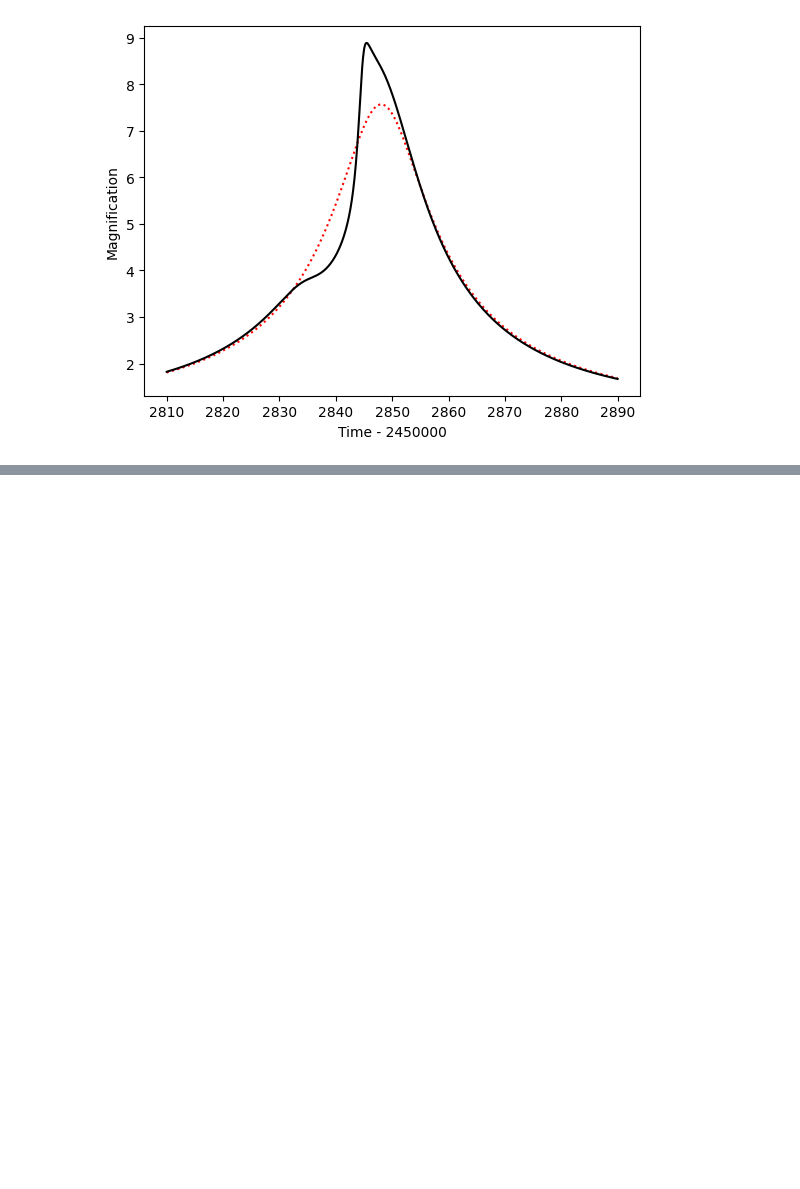
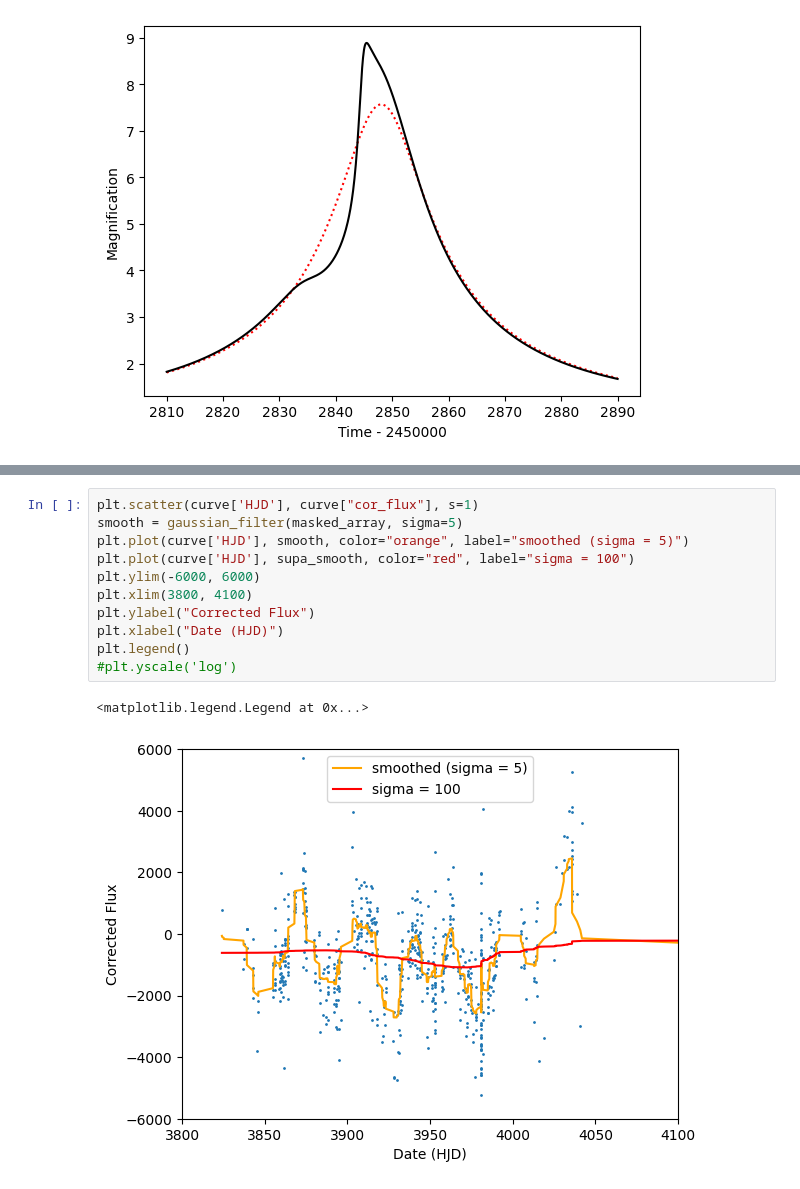
Before and after one commit to star-skelly/microlensing, a Jupyter notebook: mulens_ex.ipynb, the cells around one changed output, grey strips where cells are left out. Drawn from its saved outputs; the diff is of its cells as text; blank space fills up the shorter version.

```diff
--- a/mulens_ex.ipynb
+++ b/mulens_ex.ipynb
@@ -17,0 +62,14 @@ plt.show()
+# %%
+plt.scatter(curve['HJD'], curve["cor_flux"], s=1)
+smooth = gaussian_filter(masked_array, sigma=5)
+plt.plot(curve['HJD'], smooth, color="orange", label="smoothed (sigma = 5)")
+plt.plot(curve['HJD'], supa_smooth, color="red", label="sigma = 100")
+plt.ylim(-6000, 6000)
+plt.xlim(3800, 4100)
+plt.ylabel("Corrected Flux")
+plt.xlabel("Date (HJD)")
+plt.legend()
+#plt.yscale('log')
+# %% [output]
+<matplotlib.legend.Legend at 0x...>
+[figure, added]
```
Also changed, not shown: parts of 5 cells of this notebook, 4 other files.
